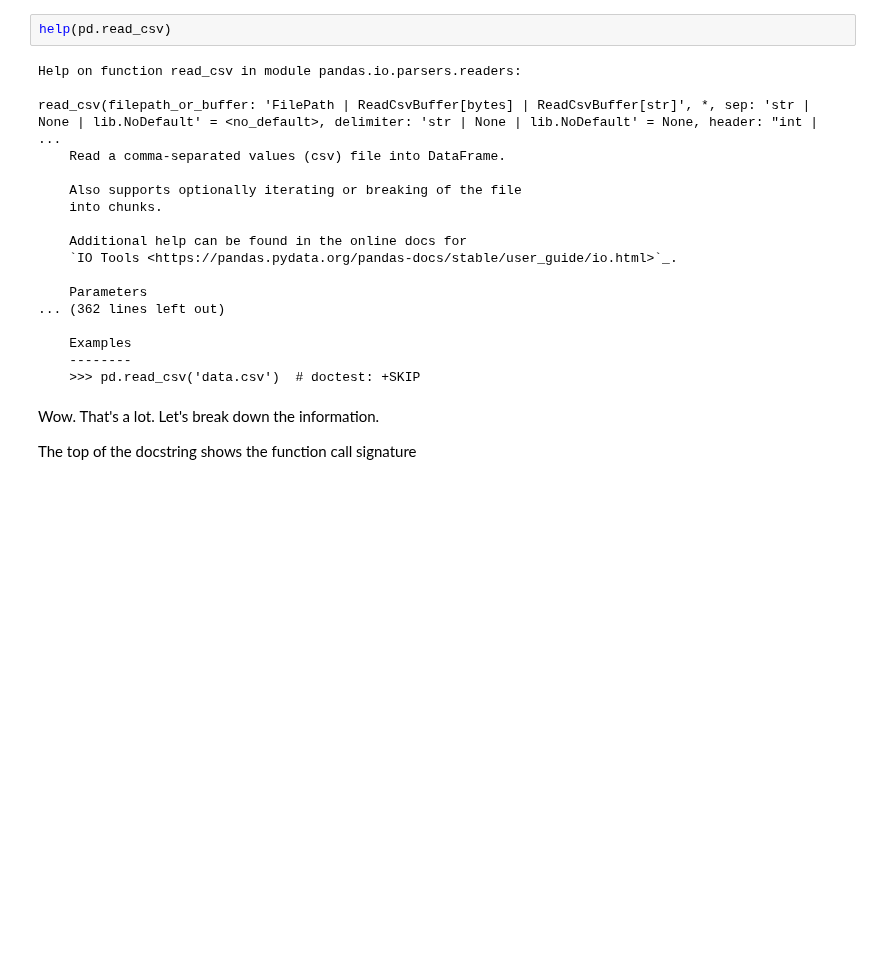
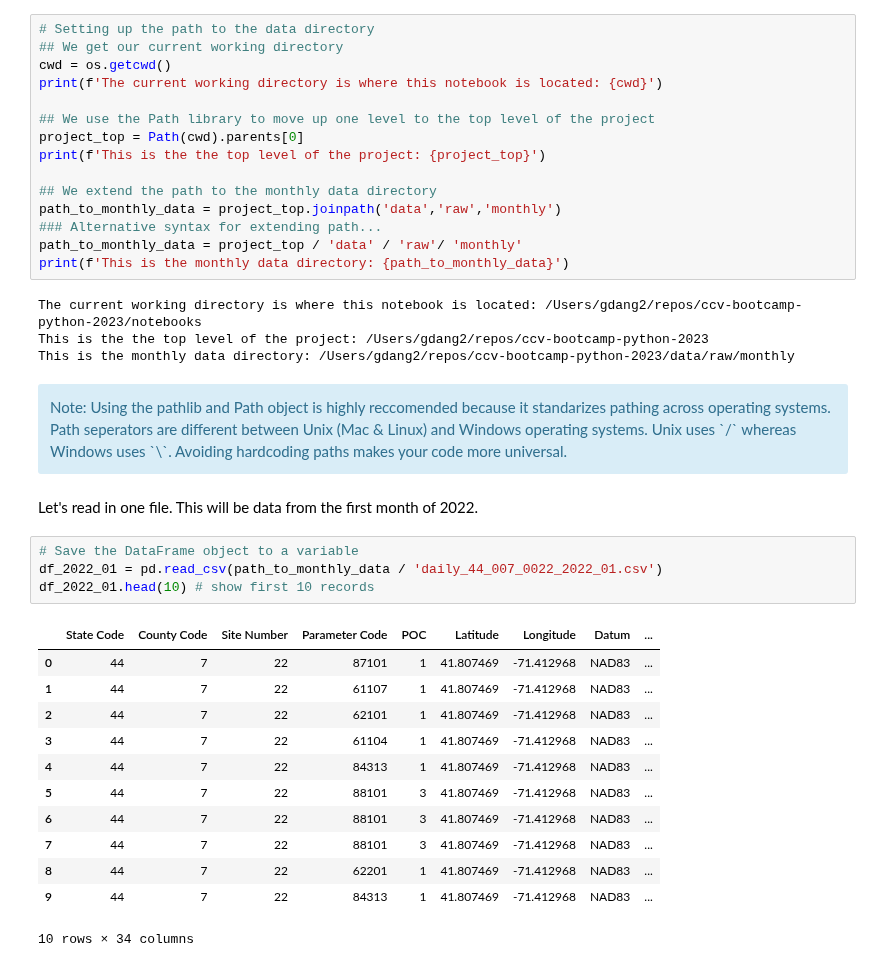
Before and after one commit to brown-ccv/ccv-bootcamp-python-2023, a Jupyter notebook: notebooks/1.0-gtd-eda-walkthrough.ipynb, the cells around one changed output. Cells and saved outputs as stored; diff of their text form; blank space fills up the shorter version.

```diff
--- a/notebooks/1.0-gtd-eda-walkthrough.ipynb
+++ b/notebooks/1.0-gtd-eda-walkthrough.ipynb
@@ -61,25 +72,42 @@ At the top is the function call signature:
-# %%
-help(pd.read_csv)
-# %% [output]
-Help on function read_csv in module pandas.io.parsers.readers:
-
-read_csv(filepath_or_buffer: 'FilePath | ReadCsvBuffer[bytes] | ReadCsvBuffer[str]', *, sep: 'str | None | lib.NoDefault' = <no_default>, delimiter: 'str | None | lib.NoDefault' = None, header: "int | ...
-    Read a comma-separated values (csv) file into DataFrame.
-
-    Also supports optionally iterating or breaking of the file
-    into chunks.
-
-    Additional help can be found in the online docs for
-    `IO Tools <https://pandas.pydata.org/pandas-docs/stable/user_guide/io.html>`_.
-
-    Parameters
-... (362 lines left out)
-
-    Examples
-    --------
-    >>> pd.read_csv('data.csv')  # doctest: +SKIP
-# %% [markdown]
-Wow. That's a lot. Let's break down the information.
-
-The top of the docstring shows the function call signature
->
+# %%
+# Setting up the path to the data directory
+## We get our current working directory
+cwd = os.getcwd()
+print(f'The current working directory is where this notebook is located: {cwd}')
+
+## We use the Path library to move up one level to the top level of the project
+project_top = Path(cwd).parents[0]
+print(f'This is the the top level of the project: {project_top}')
+
+## We extend the path to the monthly data directory
+path_to_monthly_data = project_top.joinpath('data','raw','monthly')
+### Alternative syntax for extending path...
+path_to_monthly_data = project_top / 'data' / 'raw'/ 'monthly'
+print(f'This is the monthly data directory: {path_to_monthly_data}')
+# %% [output]
+The current working directory is where this notebook is located: /Users/gdang2/repos/ccv-bootcamp-python-2023/notebooks
+This is the the top level of the project: /Users/gdang2/repos/ccv-bootcamp-python-2023
+This is the monthly data directory: /Users/gdang2/repos/ccv-bootcamp-python-2023/data/raw/monthly
+# %% [markdown]
+<div class="alert alert-block alert-info">
+Note: Using the pathlib and Path object is highly reccomended because it standarizes pathing across operating systems. Path seperators are different between Unix (Mac & Linux) and Windows operating systems. Unix uses `/` whereas Windows uses `\`. Avoiding hardcoding paths makes your code more universal.
+</div>
+# %% [markdown]
+Let's read in one file. This will be data from the first month of 2022.
+# %%
+# Save the DataFrame object to a variable
+df_2022_01 = pd.read_csv(path_to_monthly_data / 'daily_44_007_0022_2022_01.csv')
+df_2022_01.head(10) # show first 10 records
+# %% [output]
+|  | State Code | County Code | Site Number | Parameter Code | POC | Latitude | Longitude | Datum | ... |
+| 0 | 44 | 7 | 22 | 87101 | 1 | 41.807469 | -71.412968 | NAD83 | ... |
+| 1 | 44 | 7 | 22 | 61107 | 1 | 41.807469 | -71.412968 | NAD83 | ... |
+| 2 | 44 | 7 | 22 | 62101 | 1 | 41.807469 | -71.412968 | NAD83 | ... |
+| 3 | 44 | 7 | 22 | 61104 | 1 | 41.807469 | -71.412968 | NAD83 | ... |
+| 4 | 44 | 7 | 22 | 84313 | 1 | 41.807469 | -71.412968 | NAD83 | ... |
+| 5 | 44 | 7 | 22 | 88101 | 3 | 41.807469 | -71.412968 | NAD83 | ... |
+| 6 | 44 | 7 | 22 | 88101 | 3 | 41.807469 | -71.412968 | NAD83 | ... |
+| 7 | 44 | 7 | 22 | 88101 | 3 | 41.807469 | -71.412968 | NAD83 | ... |
+| 8 | 44 | 7 | 22 | 62201 | 1 | 41.807469 | -71.412968 | NAD83 | ... |
+| 9 | 44 | 7 | 22 | 84313 | 1 | 41.807469 | -71.412968 | NAD83 | ... |
+10 rows × 34 columns
```
Also changed, not shown: parts of 10 cells of this notebook.
